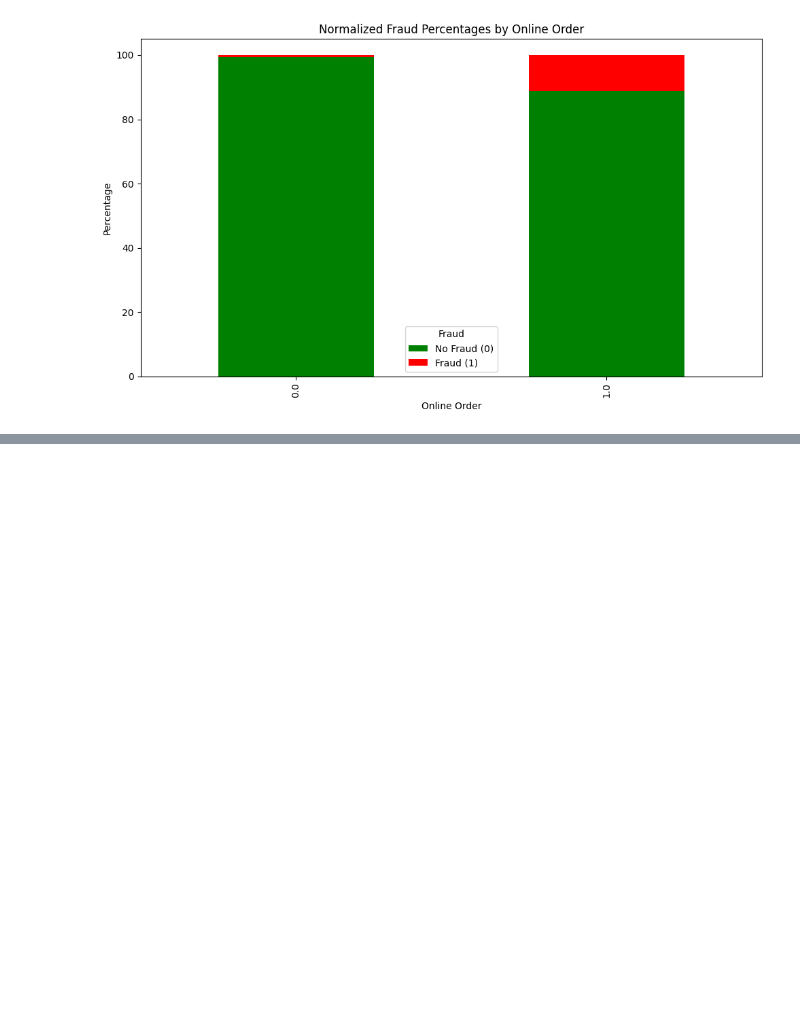
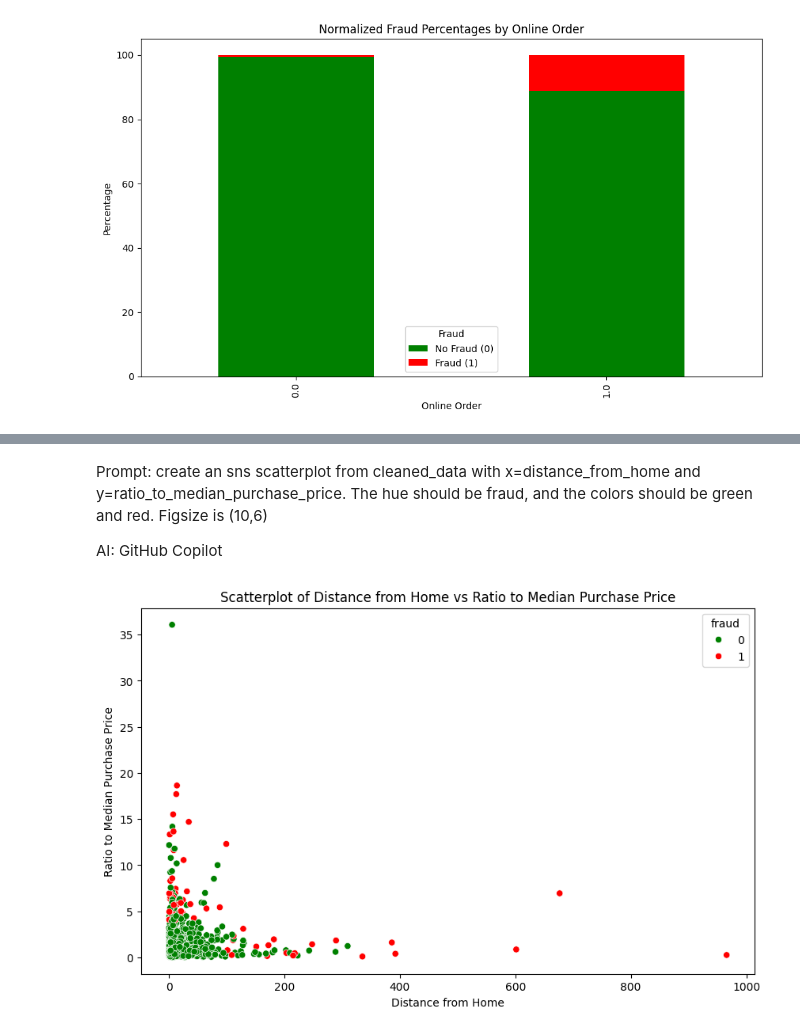
Before and after one commit to scottie-housholder/MAT311-AI-Assignment, a Jupyter notebook: AI_fraud_detection.ipynb, the cells around one changed output, grey strips where cells are left out. Cells and saved outputs as stored; diff of their text form; code cells hidden in the pictures; blank space fills up the shorter version.

```diff
--- a/AI_fraud_detection.ipynb
+++ b/AI_fraud_detection.ipynb
@@ -419,0 +446,26 @@ plt.show()
+# %% [markdown]
+Prompt: create an sns scatterplot from cleaned_data with x=distance_from_home and y=ratio_to_median_purchase_price. The hue should be fraud, and the colors should be green and red. Figsize is (10,6)
+
+AI: GitHub Copilot
+# %%
+# Set the figure size
+plt.figure(figsize=(10, 6))
+
+# Create a scatterplot for 'distance_from_home' vs 'ratio_to_median_purchase_price'
+sns.scatterplot(
+    x='distance_from_home',
+    y='ratio_to_median_purchase_price',
+    hue='fraud',
+    data=cleaned_data,
+    palette={0: 'green', 1: 'red'}
+)
+
+# Add labels and title
+plt.title('Scatterplot of Distance from Home vs Ratio to Median Purchase Price')
+plt.xlabel('Distance from Home')
+plt.ylabel('Ratio to Median Purchase Price')
+
+# Show the plot
+plt.show()
+# %% [output]
+[figure, added]
```
Also changed, not shown: parts of 2 cells of this notebook.
